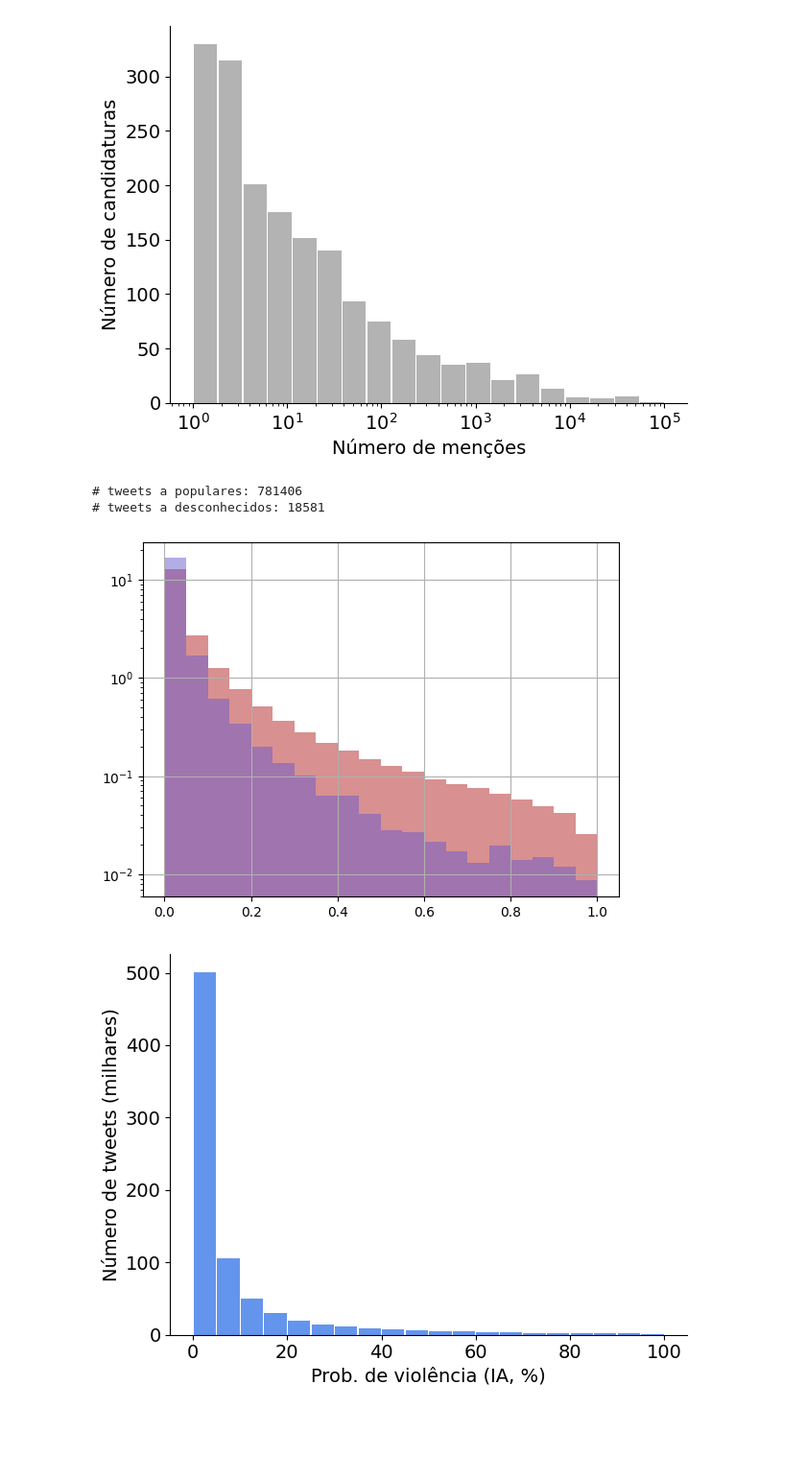
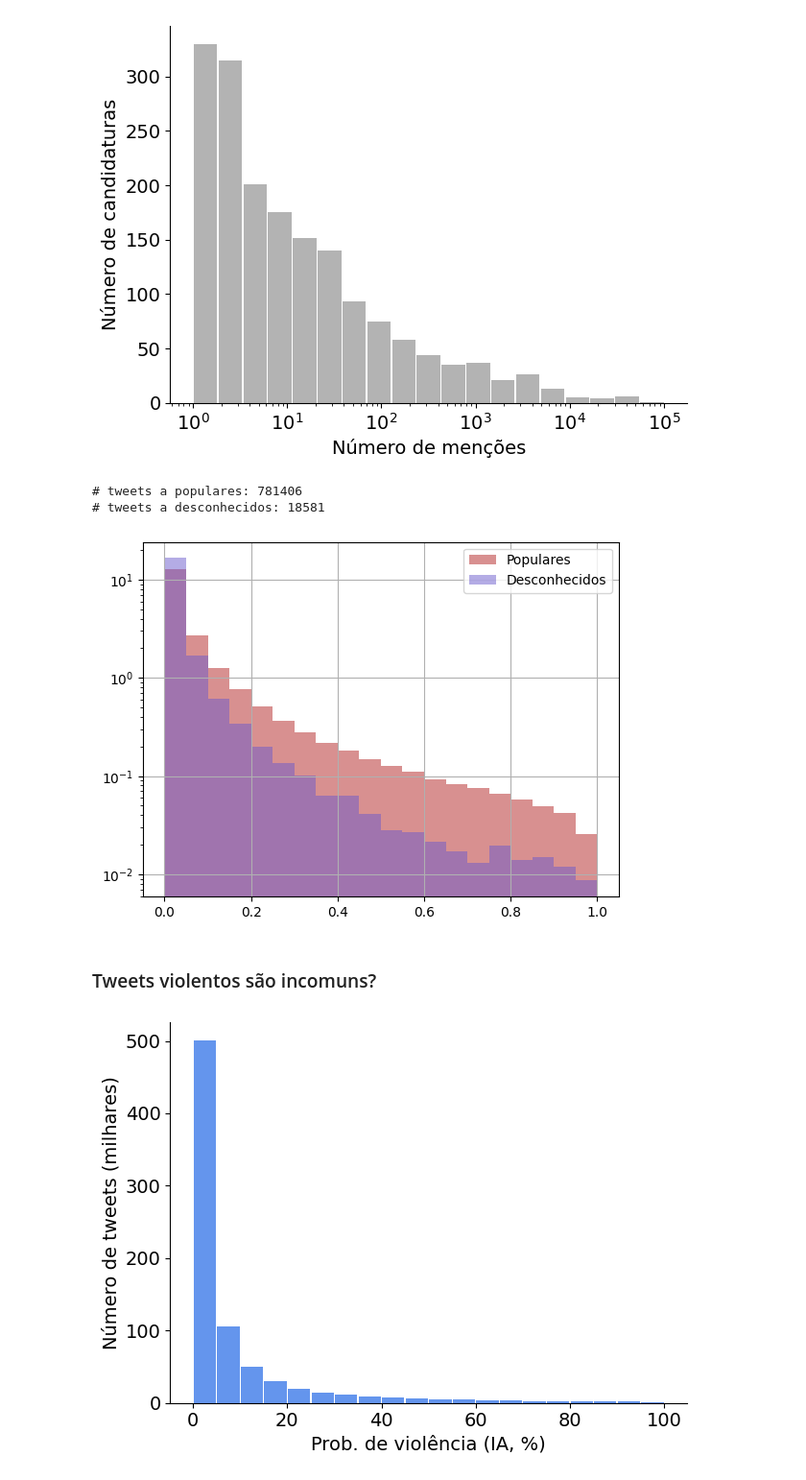
Before and after one commit to cewebbr/violentometro, a Jupyter notebook: analises/26_preparacao_amostras_tweets_para_anotacao.ipynb, the cells around one changed output. Shown: that part at 96% size. Cells and saved outputs as stored; diff of their text form; code cells hidden in the pictures; blank space fills up the shorter version.

Commit message:
Notebook: a little more extra analysis on the distribution of tweets per score.

```diff
--- a/analises/26_preparacao_amostras_tweets_para_anotacao.ipynb
+++ b/analises/26_preparacao_amostras_tweets_para_anotacao.ipynb
@@ -224,23 +221,26 @@ pl.show()
 # %%
 # Concentração de violência:
 
 popular_cands = n_mentions_per_cand.loc[n_mentions_per_cand > 100].index
 unknown_cands = n_mentions_per_cand.loc[n_mentions_per_cand < 100].index
 tweets_to_popular_df = campaign_df.loc[campaign_df['batch_user'].isin(popular_cands)]
 tweets_to_unknown_df = campaign_df.loc[campaign_df['batch_user'].isin(unknown_cands)]
 print('# tweets a populares:', len(tweets_to_popular_df))
 print('# tweets a desconhecidos:', len(tweets_to_unknown_df))
 
 
 edges = np.arange(0, 1.01, 0.05)
 tweets_to_popular_df['hate_score'].hist(bins=edges, density=True, alpha=0.5, color='firebrick', label='Populares')
 tweets_to_unknown_df['hate_score'].hist(bins=edges, density=True, alpha=0.5, color='slateblue', label='Desconhecidos')
+pl.legend()
 pl.yscale('log')
 pl.show()
 # %% [output]
 # tweets a populares: 781406
 # tweets a desconhecidos: 18581
-[figure, old version]
+[figure, new version]
+# %% [markdown]
+### Tweets violentos são incomuns?
 # %%
 edges = np.arange(0, 101, 5)
 pl.hist(tweets_to_popular_df['hate_score'] * 100, bins=edges, color='cornflowerblue', alpha=1.0, rwidth=0.95)
```
Also changed, not shown: parts of 7 cells of this notebook.
